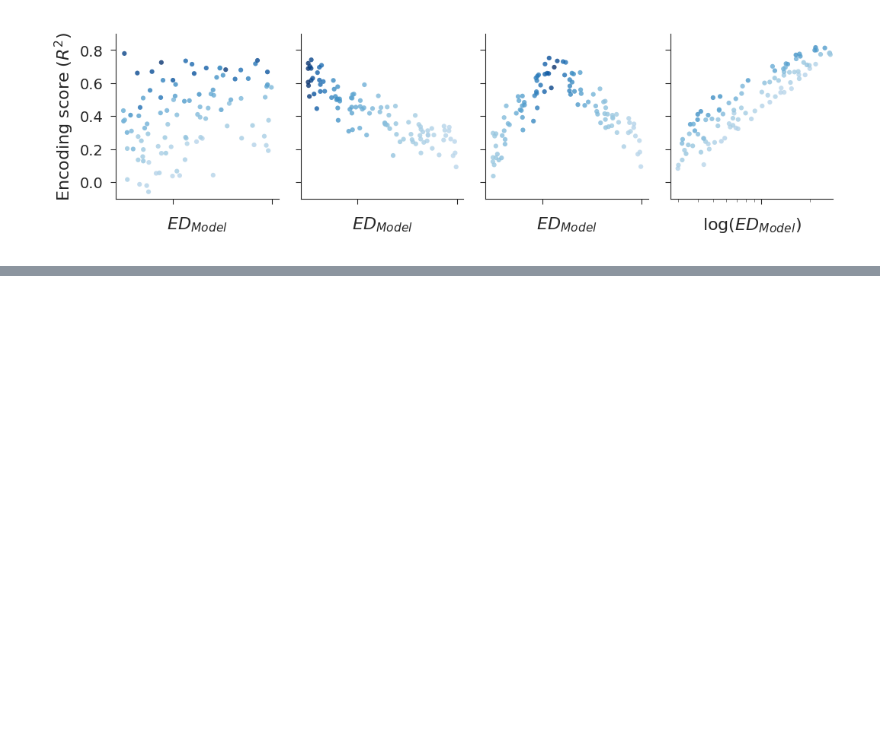
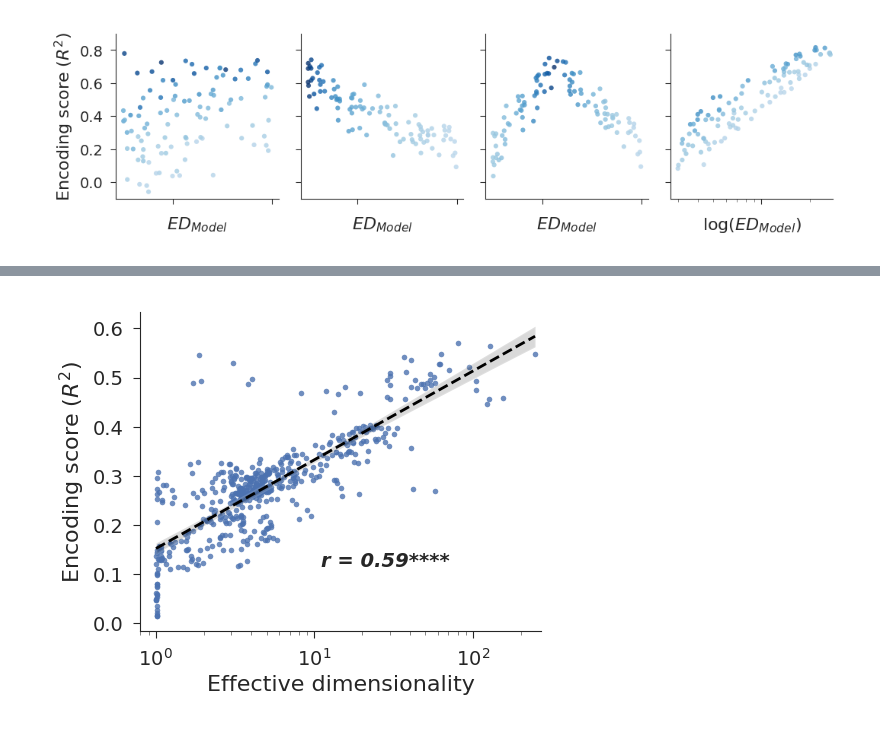
Before and after one commit to EricElmoznino/encoder_dimensionality, a Jupyter notebook: figures/ccn2022/poster/figures.ipynb, the cells around one changed output, grey strips where cells are left out. Cells and saved outputs as stored; diff of their text form; code cells hidden in the pictures; blank space fills up the shorter version.

```diff
--- a/figures/ccn2022/poster/figures.ipynb
+++ b/figures/ccn2022/poster/figures.ipynb
@@ -1,7 +1,10 @@
 # %%
+import sys
+sys.path.append('../../')
 import numpy as np
 import pandas as pd
 from scipy.spatial.transform import Rotation
+from scipy import stats
 import seaborn as sns; sns.set(style='ticks', context='paper',
                                rc={'font.size': 7,
                                    'axes.titlesize': 9,
@@ -27,6 +30,13 @@ import seaborn as sns; sns.set(style='ticks', context='paper',
                                    'figure.dpi': 200})
 from matplotlib import pyplot as plt
 from mpl_toolkits.mplot3d import Axes3D
+from plotting import annotate_corr
+
+tf_to_pt_layer_map = {'encode_2': 'layer1.0.relu', 'encode_3': 'layer1.1.relu',
+                      'encode_4': 'layer2.0.relu', 'encode_5': 'layer2.1.relu',
+                      'encode_6': 'layer3.0.relu', 'encode_7': 'layer3.1.relu',
+                      'encode_8': 'layer4.0.relu', 'encode_9': 'layer4.1.relu'}
+id_columns = ['architecture', 'task', 'kind', 'source', 'layer']
 # %% [markdown]
 ---
 # Theory
@@ -145,0 +157,22 @@ plt.show()
+# %%
+dataset = 'imagenet'
+data = pd.merge(pd.read_csv(f'../../../results/encoding|benchmark:dicarlo.MajajHong2015.IT.public-pls|pooling:False.csv'),
+                pd.read_csv(f'../../../results/eigmetrics|dataset:{dataset}|pooling:True|grayscale:False.csv'),
+                on=id_columns)
+data.loc[:, 'layer'] = data['layer'].replace(tf_to_pt_layer_map)
+
+fig, ax = plt.subplots(1, 1, figsize=(2.5, 2))
+
+ax.set_xlim(0.8, 270)
+sns.regplot(data=data, x='effective dimensionality', y='score',
+            logx=True,
+            scatter_kws={'alpha': 0.8, 's': 4, 'linewidth': 0},
+            line_kws={'color': 'black', 'linestyle': '--', 'linewidth': 1},
+            ax=ax)
+ax.set(xlabel='Effective dimensionality', ylabel=r'Encoding score ($R^2$)', xscale='log')
+annotate_corr(data, x='effective dimensionality', y='score', pos=(0.45, 0.2), ax=ax)
+
+plt.savefig('saved/results_ED-vs-encoding-all.png', dpi=300, transparent=True)
+plt.show()
+# %% [output]
+[figure, added]
```
Also changed, not shown: parts of 4 cells of this notebook, 6 other files.
